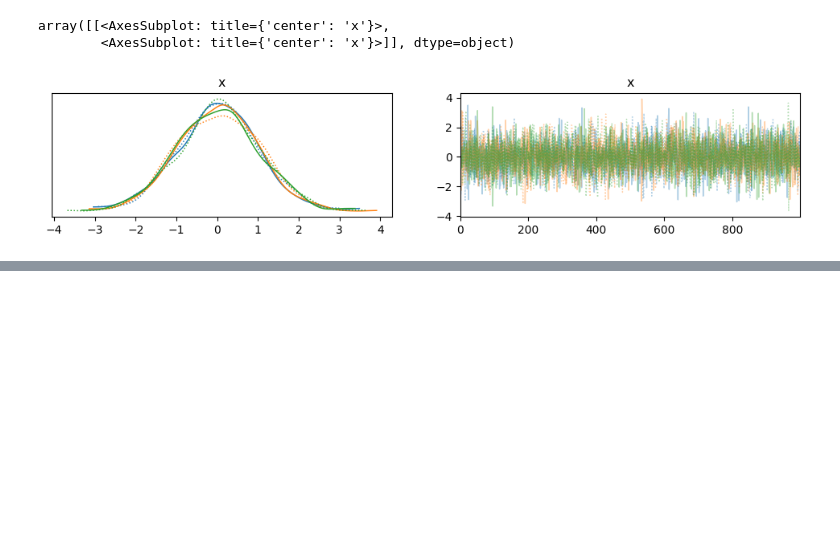
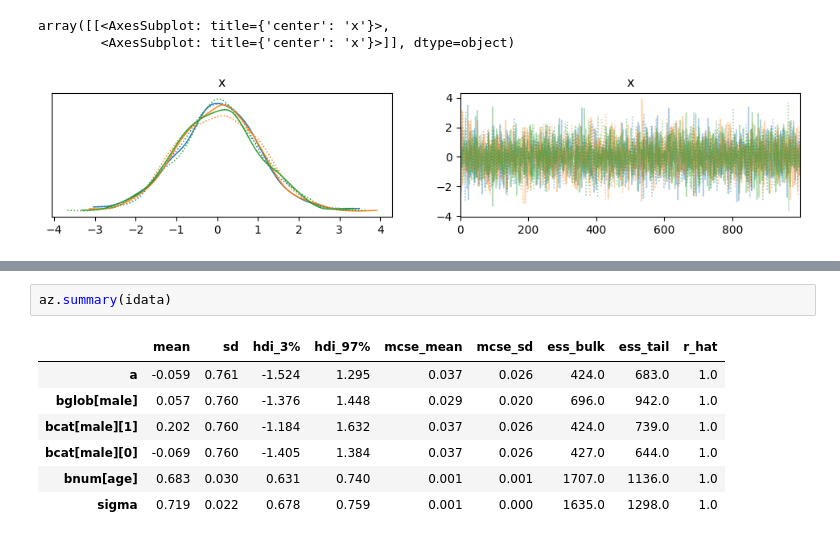
Before and after one commit to guyyos/tusha, a Jupyter notebook: notebooks/test1.ipynb, the cells around one changed output, grey strips where cells are left out. Saved outputs shown, nothing was run; the diff lists cells and outputs as text; blank space fills up the shorter version.

```diff
--- a/notebooks/test1.ipynb
+++ b/notebooks/test1.ipynb
@@ -683,0 +1414,10 @@ array([[<AxesSubplot: title={'center': 'x'}>,
+# %%
+az.summary(idata)
+# %% [output]
+|  | mean | sd | hdi_3% | hdi_97% | mcse_mean | mcse_sd | ess_bulk | ess_tail | r_hat |
+| a | -0.059 | 0.761 | -1.524 | 1.295 | 0.037 | 0.026 | 424.0 | 683.0 | 1.0 |
+| bglob[male] | 0.057 | 0.760 | -1.376 | 1.448 | 0.029 | 0.020 | 696.0 | 942.0 | 1.0 |
+| bcat[male][1] | 0.202 | 0.760 | -1.184 | 1.632 | 0.037 | 0.026 | 424.0 | 739.0 | 1.0 |
+| bcat[male][0] | -0.069 | 0.760 | -1.405 | 1.384 | 0.037 | 0.026 | 427.0 | 644.0 | 1.0 |
+| bnum[age] | 0.683 | 0.030 | 0.631 | 0.740 | 0.001 | 0.001 | 1707.0 | 1136.0 | 1.0 |
+| sigma | 0.719 | 0.022 | 0.678 | 0.759 | 0.001 | 0.000 | 1635.0 | 1298.0 | 1.0 |
```
Also changed, not shown: parts of 61 cells of this notebook, 2 other files.
